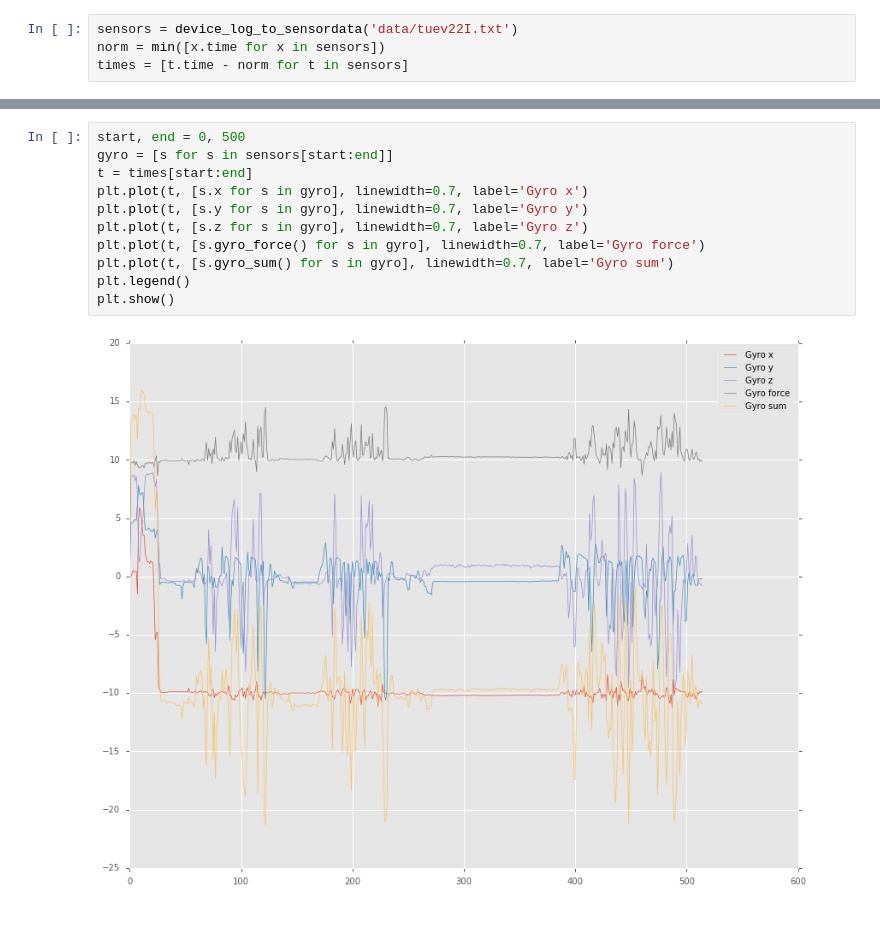
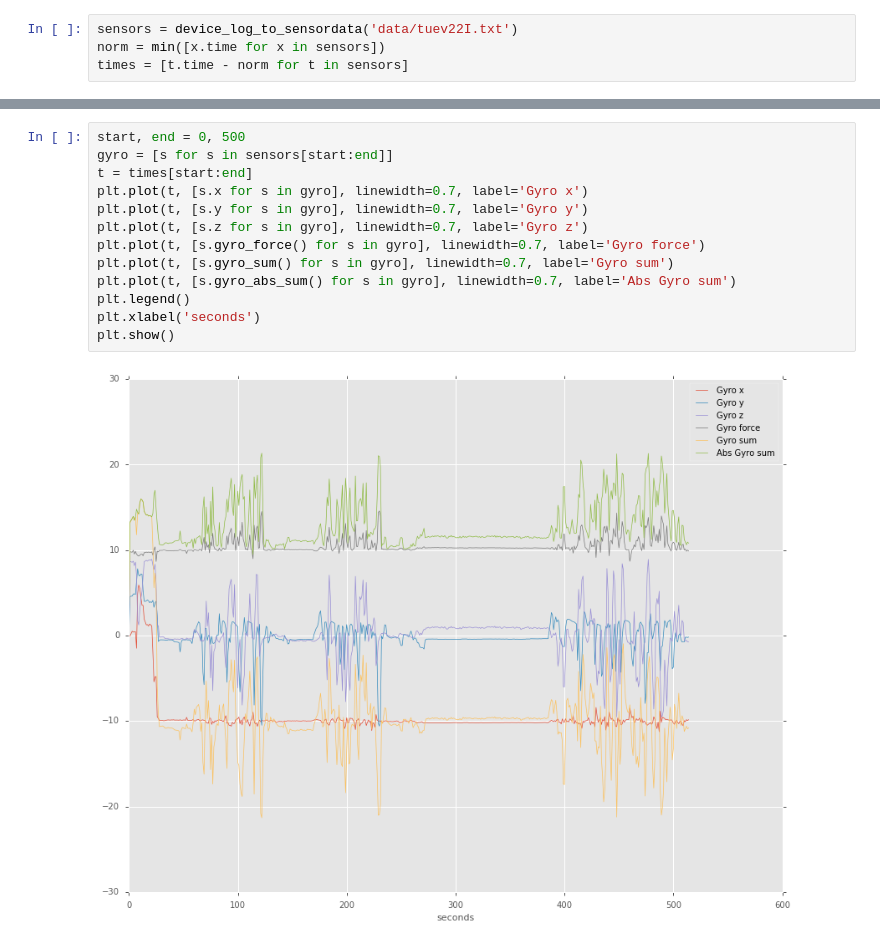
Before and after one commit to AlexImmer/TuevAnalysis, a Jupyter notebook: OutputAnalytics.ipynb, the cells around one changed output, grey strips where cells are left out. Drawn from its saved outputs; the diff is of its cells as text.

Commit message:
Add gyro absum

```diff
--- a/OutputAnalytics.ipynb
+++ b/OutputAnalytics.ipynb
@@ -49,13 +47,15 @@ plt.show()
 # %%
 start, end = 0, 500
 gyro = [s for s in sensors[start:end]]
 t = times[start:end]
 plt.plot(t, [s.x for s in gyro], linewidth=0.7, label='Gyro x')
 plt.plot(t, [s.y for s in gyro], linewidth=0.7, label='Gyro y')
 plt.plot(t, [s.z for s in gyro], linewidth=0.7, label='Gyro z')
 plt.plot(t, [s.gyro_force() for s in gyro], linewidth=0.7, label='Gyro force')
 plt.plot(t, [s.gyro_sum() for s in gyro], linewidth=0.7, label='Gyro sum')
+plt.plot(t, [s.gyro_abs_sum() for s in gyro], linewidth=0.7, label='Abs Gyro sum')
 plt.legend()
+plt.xlabel('seconds')
 plt.show()
 # %% [output]
-[figure, old version]
+[figure, new version]
```
Also changed, not shown: parts of 2 cells of this notebook, 1 other file.
